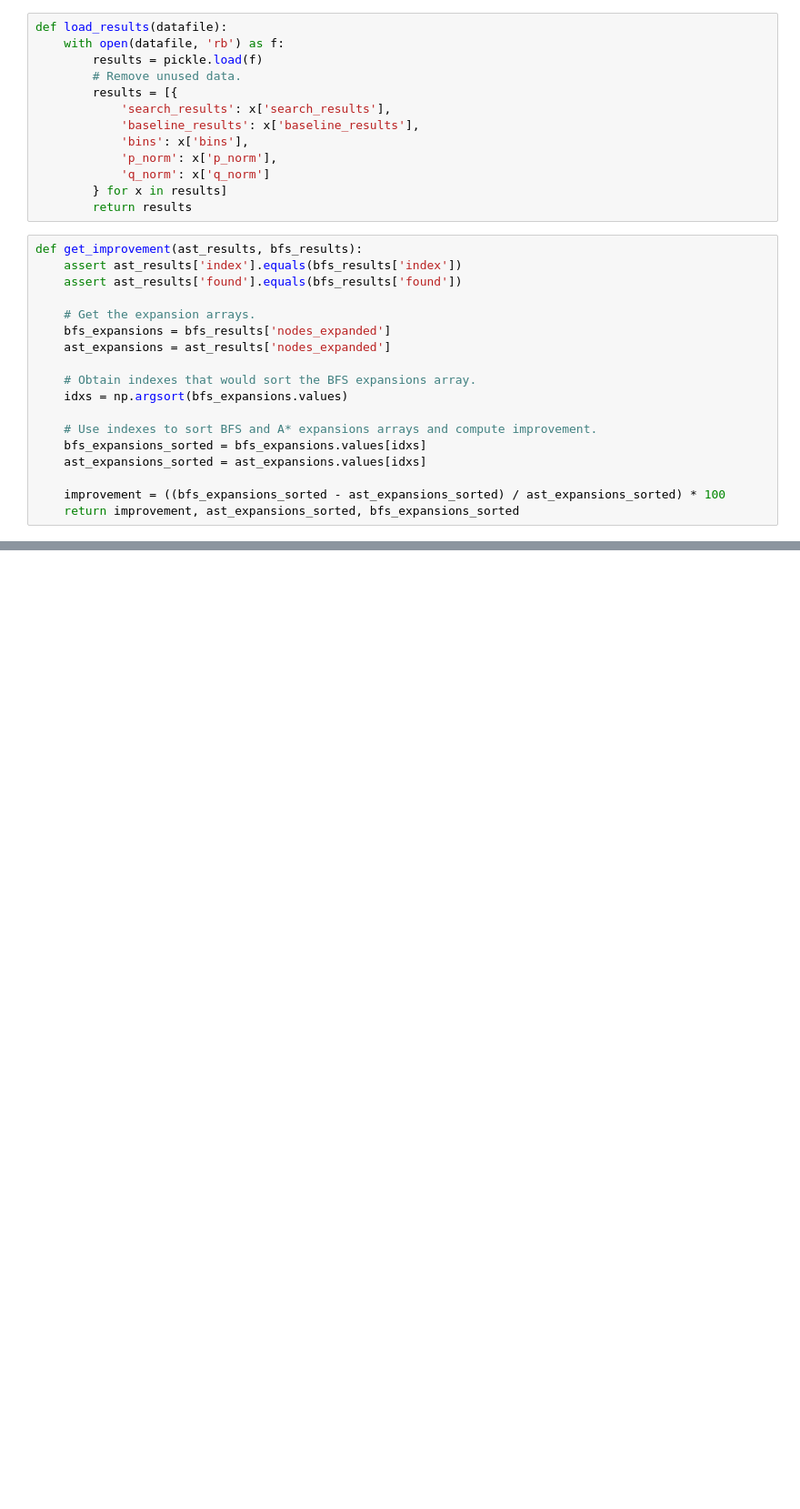
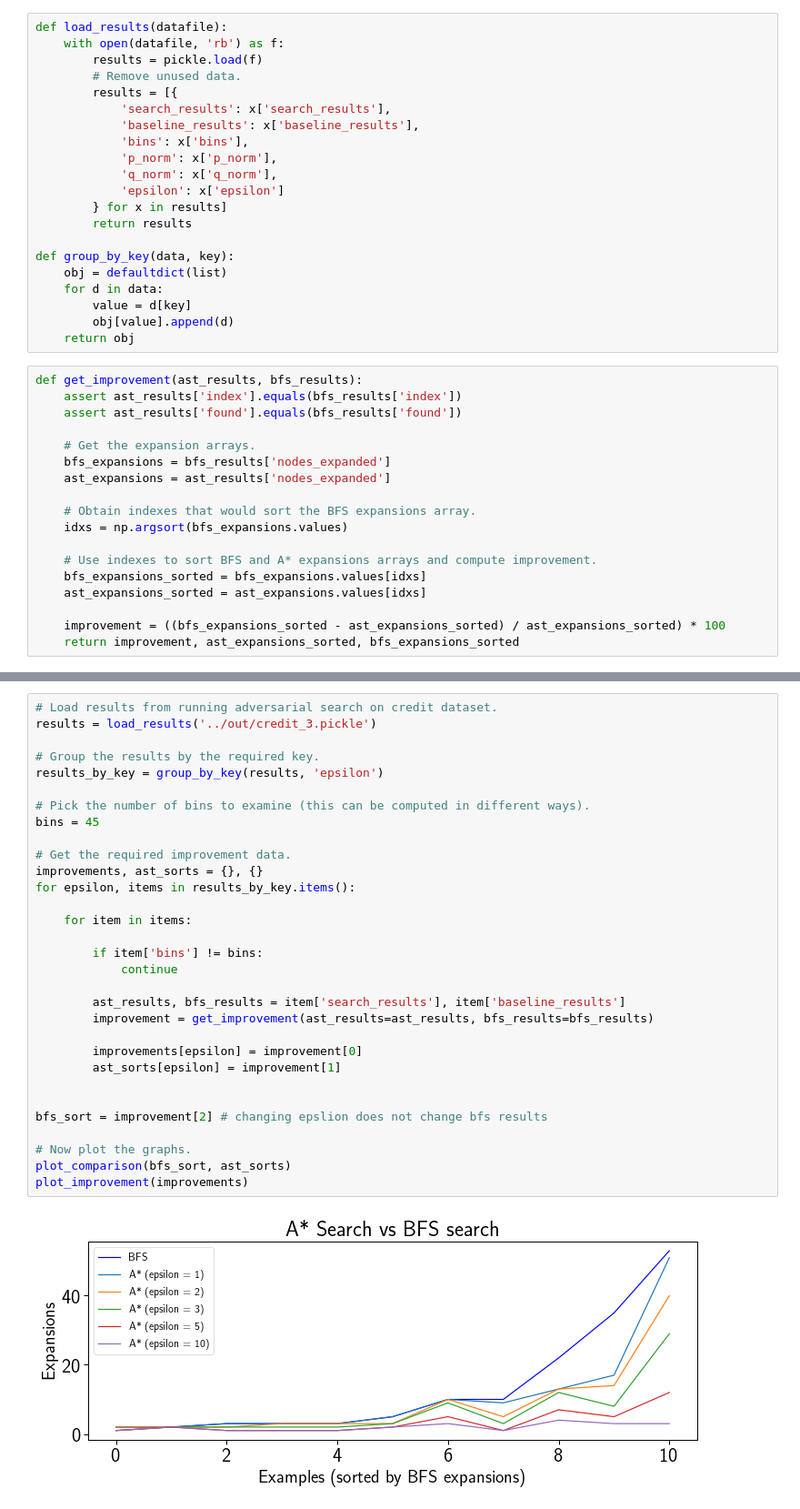
Before and after one commit to spring-epfl/trickster, a Jupyter notebook: notebooks/visualizer.ipynb, the cells around one changed output, grey strips where cells are left out. Shown: that part at 91% size. Drawn from its saved outputs; the diff is of its cells as text; blank space fills up the shorter version.

Commit message:
Update visualiser notebook and add pickle'ing to credit script

```diff
--- a/notebooks/visualizer.ipynb
+++ b/notebooks/visualizer.ipynb
@@ -23,9 +27,17 @@ def load_results(datafile):
             'baseline_results': x['baseline_results'],
             'bins': x['bins'],
             'p_norm': x['p_norm'],
-            'q_norm': x['q_norm']
+            'q_norm': x['q_norm'],
+            'epsilon': x['epsilon']
         } for x in results]
         return results
+
+def group_by_key(data, key):
+    obj = defaultdict(list)
+    for d in data:
+        value = d[key]
+        obj[value].append(d)
+    return obj
 # %%
 def get_improvement(ast_results, bfs_results):
     assert ast_results['index'].equals(bfs_results['index'])
@@ -68,0 +88,33 @@ def plot_comparison(improvement, ast_sorted, bfs_sorted):
+# %%
+# Load results from running adversarial search on credit dataset.
+results = load_results('../out/credit_3.pickle')
+
+# Group the results by the required key.
+results_by_key = group_by_key(results, 'epsilon')
+
+# Pick the number of bins to examine (this can be computed in different ways).
+bins = 45
+
+# Get the required improvement data.
+improvements, ast_sorts = {}, {}
+for epsilon, items in results_by_key.items():
+
+    for item in items:
+
+        if item['bins'] != bins:
+            continue
+
+        ast_results, bfs_results = item['search_results'], item['baseline_results']
+        improvement = get_improvement(ast_results=ast_results, bfs_results=bfs_results)
+
+        improvements[epsilon] = improvement[0]
+        ast_sorts[epsilon] = improvement[1]
+
+
+bfs_sort = improvement[2] # changing epslion does not change bfs results
+
+# Now plot the graphs.
+plot_comparison(bfs_sort, ast_sorts)
+plot_improvement(improvements)
+# %% [output]
+[figure, added]
```
Also changed, not shown: parts of 8 cells of this notebook, 1 other file.
